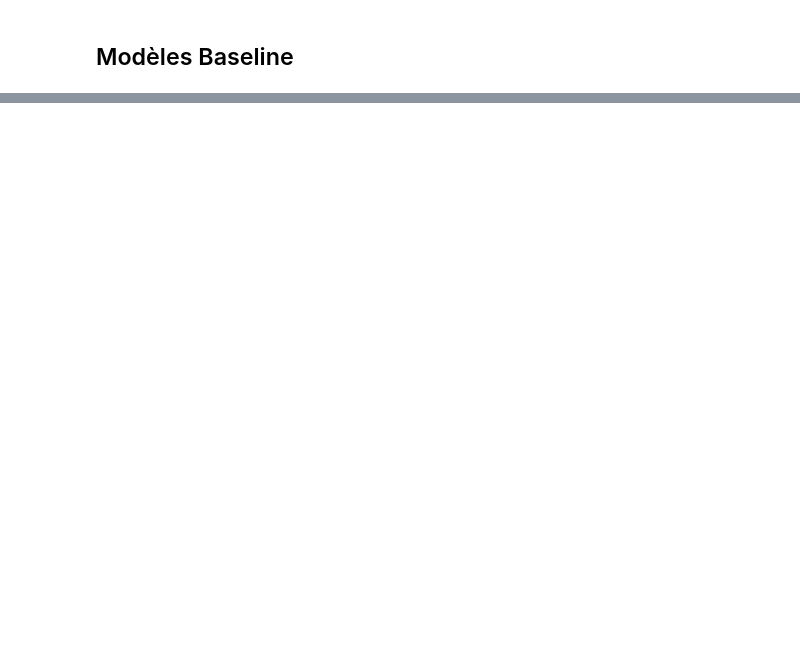
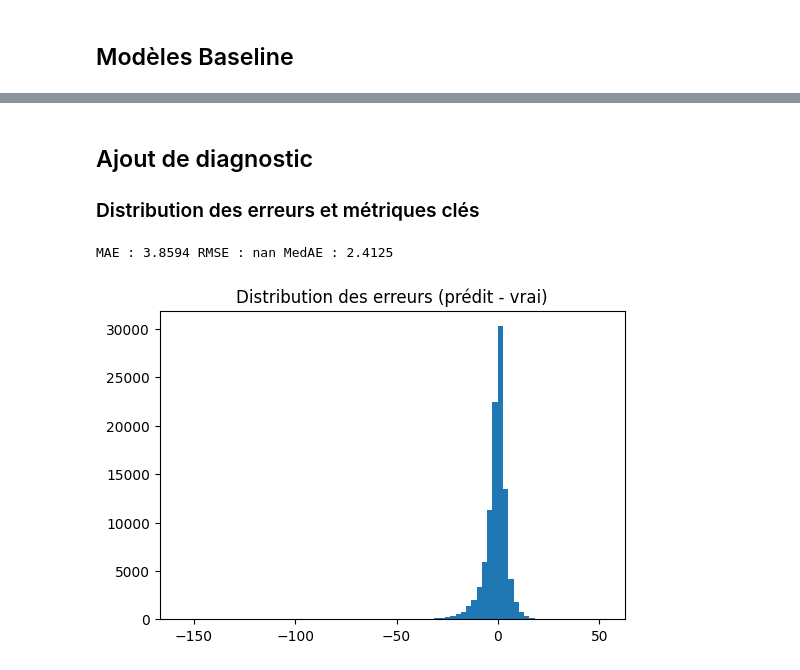
Before and after one commit to arnaudstdr/mlops_taxi_pipeline, a Jupyter notebook: notebooks/02_model_training.ipynb, the cells around one changed output, grey strips where cells are left out. Drawn from its saved outputs; the diff is of its cells as text; code cells hidden in the pictures; blank space fills up the shorter version.

```diff
--- a/notebooks/02_model_training.ipynb
+++ b/notebooks/02_model_training.ipynb
@@ -168,0 +254,18 @@ results
+# %%
+# Sélection par MAE sur la validation
+best_name = sorted(results.items(), key=lambda kv: kv[1]["val_mae"])[0][0]
+best_model = models[best_name]
+
+# Réentraîner sur Train + Val
+X_trval = pd.concat([X_train, X_val], axis=0)
+y_trval = pd.concat([y_train, y_val], axis=0)
+best_model.fit(X_trval, y_trval)
+
+# Évaluer sur Test
+y_pred_test = best_model.predict(X_test)
+test_metrics = {
+    "test_mae": mean_absolute_error(y_test, y_pred_test),
+    "test_rmse": math.sqrt(mean_squared_error(y_test, y_pred_test)),
+    "test_r2": r2_score(y_test, y_pred_test),
+}
+best_name, test_metrics
@@ -168,0 +305,31 @@ results
+# %% [markdown]
+## Ajout de diagnostic
+
+### Distribution des erreurs et métriques clés
+# %%
+import numpy as np
+import matplotlib.pyplot as plt
+
+err = (y_pred_test.astype("float64") - y_test.astype("float64").values)
+
+# Filtre des valeurs non-finies
+mask = np.isfinite(err)
+dropped = (~mask).sum()
+if dropped:
+    print(f"[INFO] Valeurs non finies ignorées : {dropped}/{err.size}")
+
+err = err[mask]
+
+MAE = np.mean(np.abs(err))
+RMSE = np.sqrt(np.mean(err*2))
+MedAE = np.median(np.abs(err))
+
+print(f"MAE : {MAE:.4F} RMSE : {RMSE:.4f} MedAE : {MedAE:.4f}")
+
+plt.figure(figsize=(6,4))
+plt.hist(err, bins=80)
+plt.title("Distribution des erreurs (prédit - vrai)")
+plt.show()
+# %% [output]
+MAE : 3.8594 RMSE : nan MedAE : 2.4125
+[figure, added]
```
Also changed, not shown: parts of 17 cells of this notebook, 1 other file.
